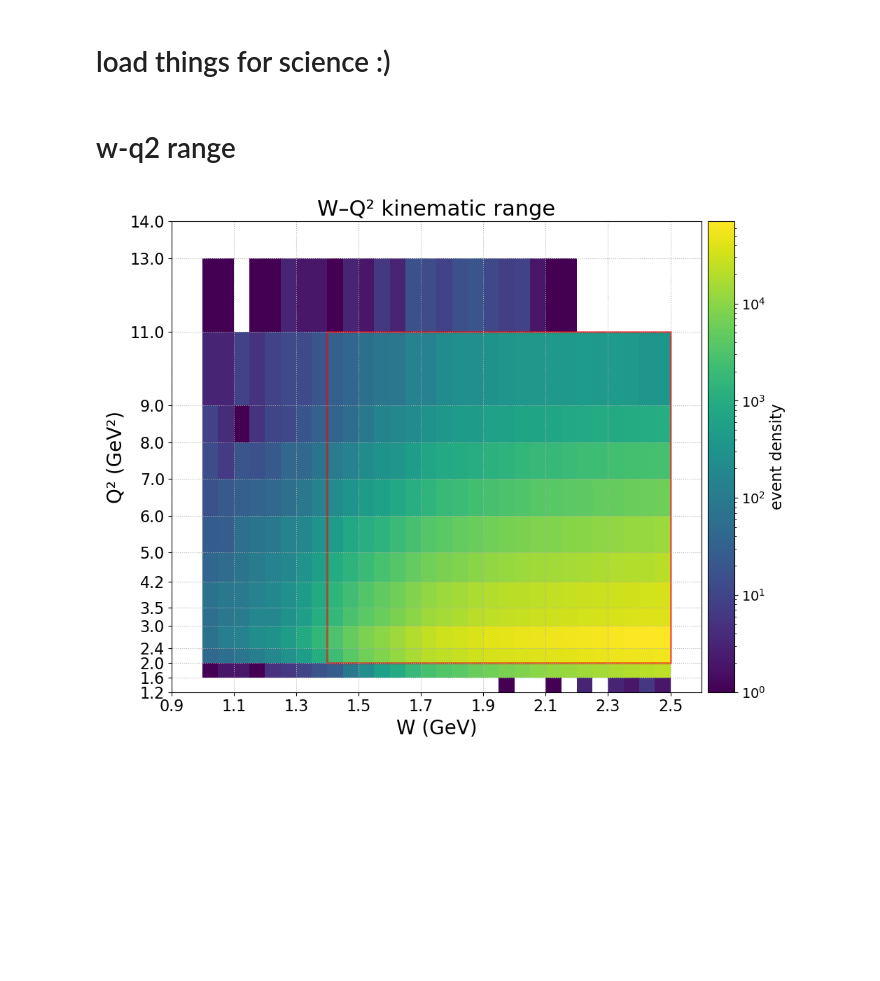
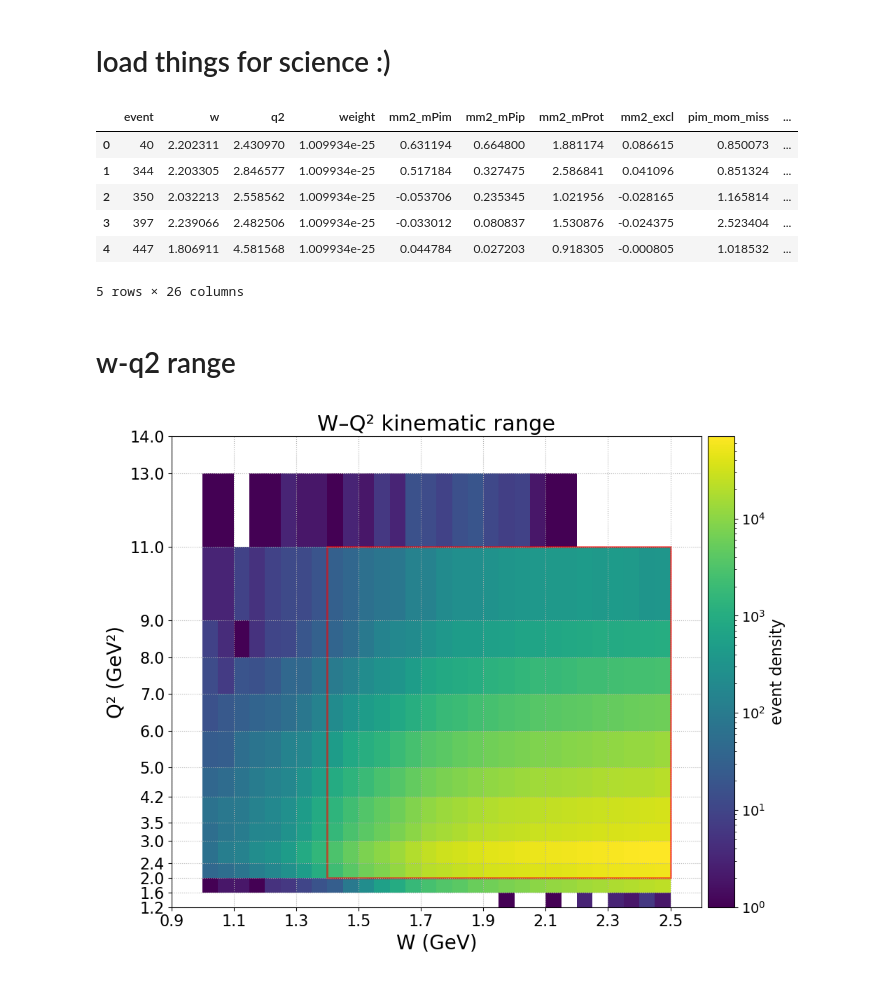
Before and after one commit to aosmond98/clas12, a Jupyter notebook: python/background_investigation_v7.ipynb, the cells around one changed output. Cells and saved outputs as stored; diff of their text form; code cells hidden in the pictures; blank space fills up the shorter version.

```diff
--- a/python/background_investigation_v7.ipynb
+++ b/python/background_investigation_v7.ipynb
@@ -39,6 +39,16 @@ threepion_csv = pd.read_csv(f"/Users/aosmond/nuclearPhys/csv/finished_csv/10_6Ge
 # base path for future hists
 hist_base_path = Path(f'/Users/aosmond/nuclearPhys/notebooks/notebook_hists/{folder_name}/EXCL_topology')
 csv_base_path = Path(f'/Users/aosmond/nuclearPhys/notebooks/notebook_csvs/{folder_name}/EXCL_topology')
+# %%
+csv_file.head()
+# %% [output]
+|  | event | w | q2 | weight | mm2_mPim | mm2_mPip | mm2_mProt | mm2_excl | pim_mom_miss | ... |
+| 0 | 40 | 2.202311 | 2.430970 | 1.009934e-25 | 0.631194 | 0.664800 | 1.881174 | 0.086615 | 0.850073 | ... |
+| 1 | 344 | 2.203305 | 2.846577 | 1.009934e-25 | 0.517184 | 0.327475 | 2.586841 | 0.041096 | 0.851324 | ... |
+| 2 | 350 | 2.032213 | 2.558562 | 1.009934e-25 | -0.053706 | 0.235345 | 1.021956 | -0.028165 | 1.165814 | ... |
+| 3 | 397 | 2.239066 | 2.482506 | 1.009934e-25 | -0.033012 | 0.080837 | 1.530876 | -0.024375 | 2.523404 | ... |
+| 4 | 447 | 1.806911 | 4.581568 | 1.009934e-25 | 0.044784 | 0.027203 | 0.918305 | -0.000805 | 1.018532 | ... |
+5 rows × 26 columns
 # %%
 # bins_value = 100
 # step = 0.001
```
